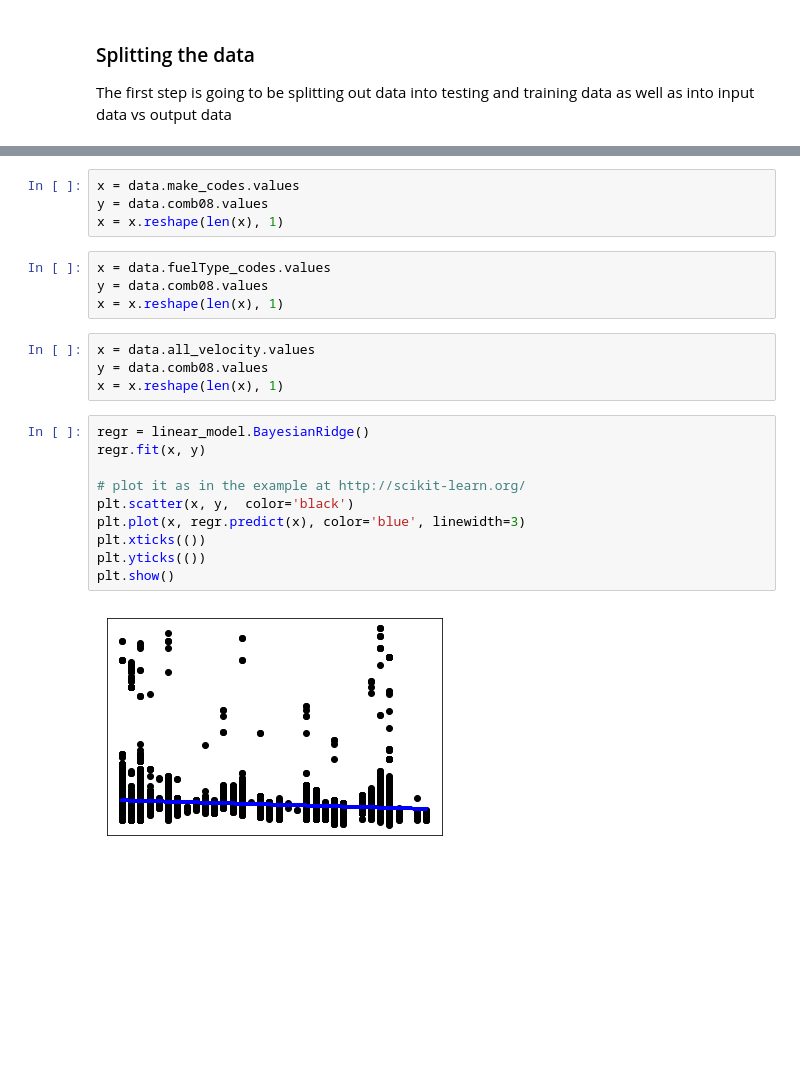
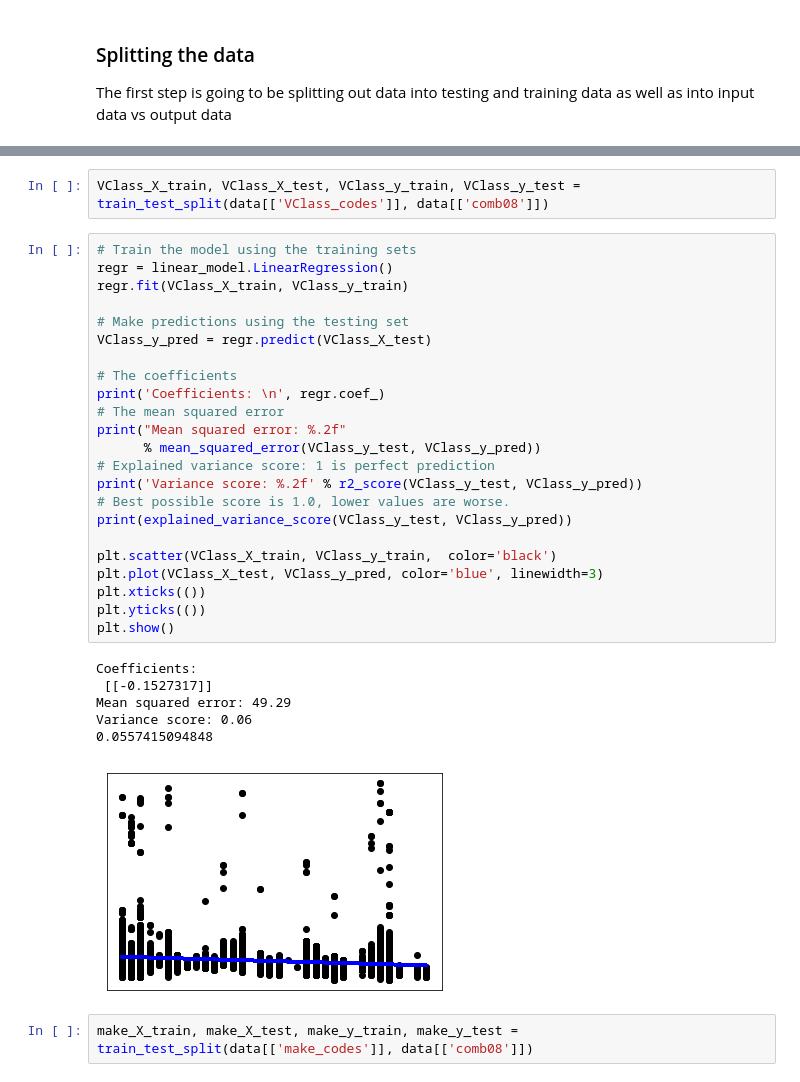
Before and after one commit to 21stBam/Data-Mining-Project, a Jupyter notebook: Baynesian_Regression.ipynb, the cells around one changed output, grey strips where cells are left out. Cells and saved outputs as stored; diff of their text form; blank space fills up the shorter version.

Commit message:
Added Metrics and completed Bayes and Linear Experiments

```diff
--- a/Baynesian_Regression.ipynb
+++ b/Baynesian_Regression.ipynb
@@ -175,24 +182,34 @@ x = x.reshape(len(x), 1)
-# %%
-x = data.make_codes.values
-y = data.comb08.values
-x = x.reshape(len(x), 1)
-# %%
-x = data.fuelType_codes.values
-y = data.comb08.values
-x = x.reshape(len(x), 1)
-# %%
-x = data.all_velocity.values
-y = data.comb08.values
-x = x.reshape(len(x), 1)
-# %%
-regr = linear_model.BayesianRidge()
-regr.fit(x, y)
-
-# plot it as in the example at http://scikit-learn.org/
-plt.scatter(x, y,  color='black')
-plt.plot(x, regr.predict(x), color='blue', linewidth=3)
-plt.xticks(())
-plt.yticks(())
-plt.show()
-# %% [output]
-[figure, removed]
+# %%
+VClass_X_train, VClass_X_test, VClass_y_train, VClass_y_test = train_test_split(data[['VClass_codes']], data[['comb08']])
+# %%
+# Train the model using the training sets
+regr = linear_model.LinearRegression()
+regr.fit(VClass_X_train, VClass_y_train)
+
+# Make predictions using the testing set
+VClass_y_pred = regr.predict(VClass_X_test)
+
+# The coefficients
+print('Coefficients: \n', regr.coef_)
+# The mean squared error
+print("Mean squared error: %.2f"
+      % mean_squared_error(VClass_y_test, VClass_y_pred))
+# Explained variance score: 1 is perfect prediction
+print('Variance score: %.2f' % r2_score(VClass_y_test, VClass_y_pred))
+# Best possible score is 1.0, lower values are worse.
+print(explained_variance_score(VClass_y_test, VClass_y_pred))
+
+plt.scatter(VClass_X_train, VClass_y_train,  color='black')
+plt.plot(VClass_X_test, VClass_y_pred, color='blue', linewidth=3)
+plt.xticks(())
+plt.yticks(())
+plt.show()
+# %% [output]
+Coefficients:
+ [[-0.1527317]]
+Mean squared error: 49.29
+Variance score: 0.06
+0.0557415094848
+[figure, added]
+# %%
+make_X_train, make_X_test, make_y_train, make_y_test = train_test_split(data[['make_codes']], data[['comb08']])
```
Also changed, not shown: parts of 9 cells of this notebook, 1 other file.
